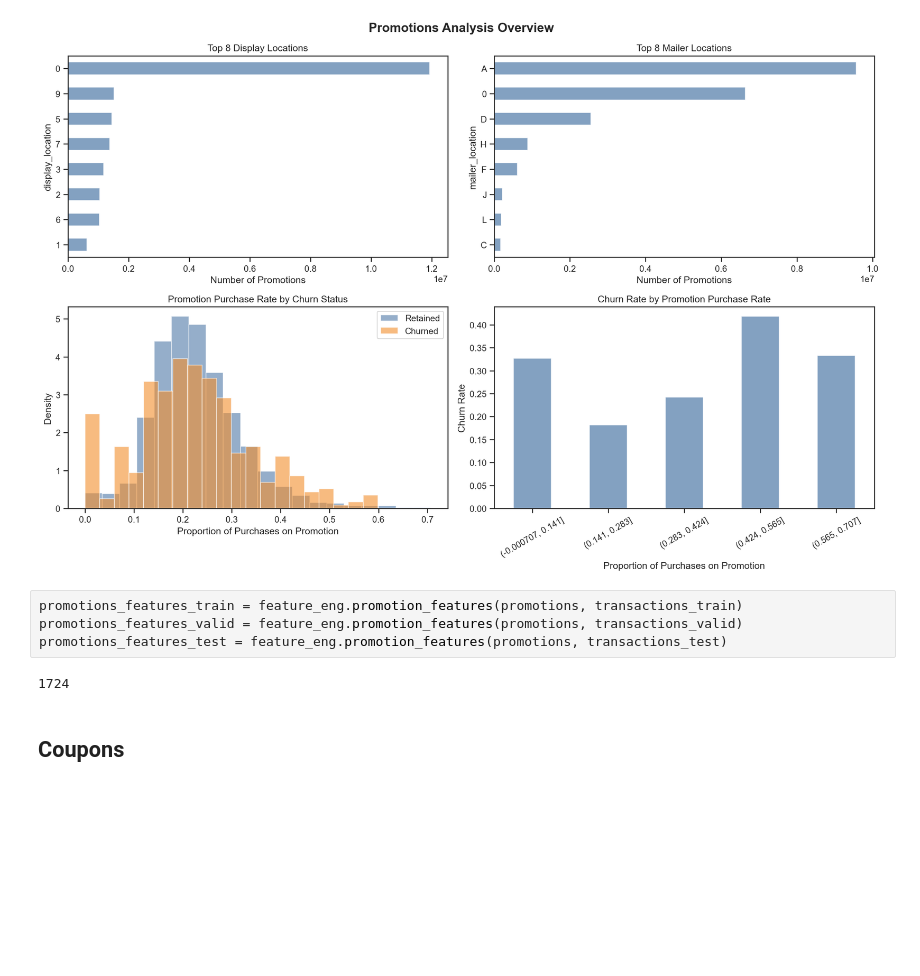
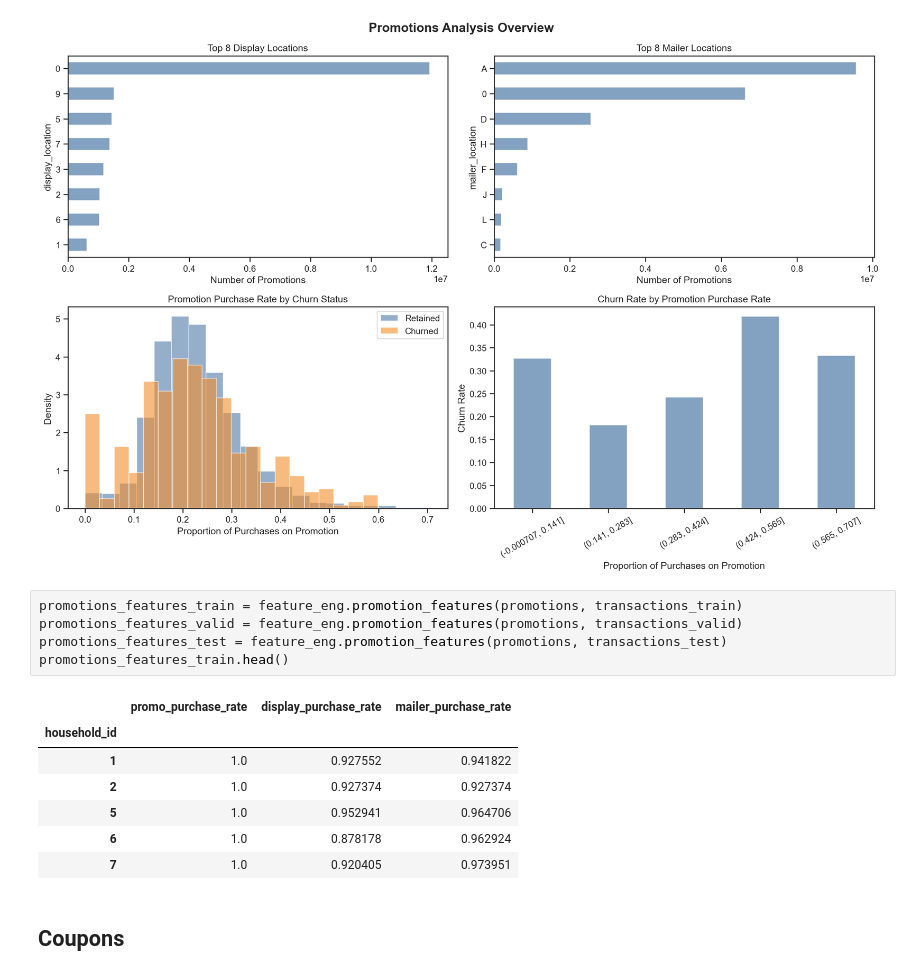
Before and after one commit to Kasperclowes/QBUS3820-Group-Assignment, a Jupyter notebook: RUN.ipynb, the cells around one changed output. Cells and saved outputs as stored; diff of their text form; blank space fills up the shorter version.

```diff
--- a/RUN.ipynb
+++ b/RUN.ipynb
@@ -547,9 +543,16 @@ eda.plot_promotions_analysis(promotions, transactions_train, churn_train)
 # %%
 promotions_features_train = feature_eng.promotion_features(promotions, transactions_train)
 promotions_features_valid = feature_eng.promotion_features(promotions, transactions_valid)
 promotions_features_test = feature_eng.promotion_features(promotions, transactions_test)
+promotions_features_train.head()
 # %% [output]
-1724
+|  | promo_purchase_rate | display_purchase_rate | mailer_purchase_rate |
+| household_id |  |  |  |
+| 1 | 1.0 | 0.927552 | 0.941822 |
+| 2 | 1.0 | 0.927374 | 0.927374 |
+| 5 | 1.0 | 0.952941 | 0.964706 |
+| 6 | 1.0 | 0.878178 | 0.962924 |
+| 7 | 1.0 | 0.920405 | 0.973951 |
 # %% [markdown]
 ## Coupons
 # %%
```
Also changed, not shown: parts of 4 cells of this notebook.
